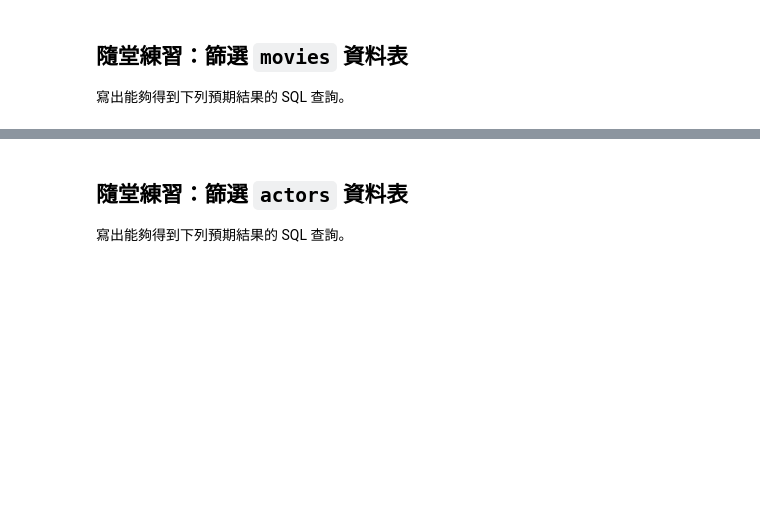
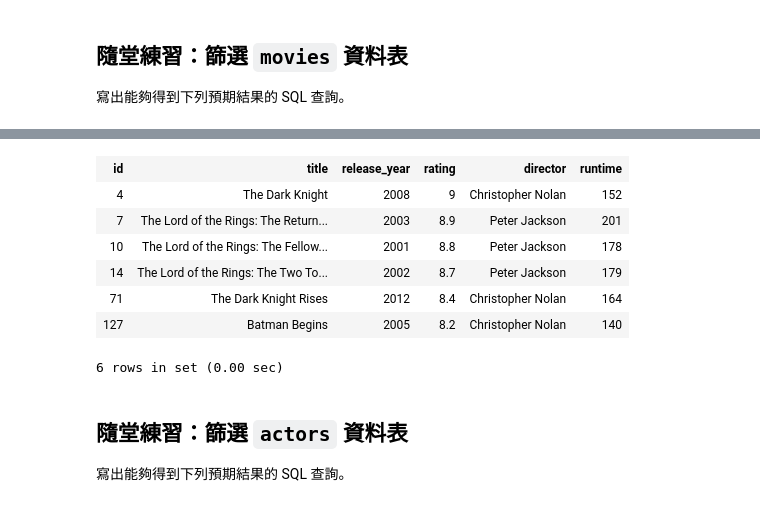
Before and after one commit to datainpoint/classroom-sql-dac-ntu, a Jupyter notebook: day-one.ipynb, the cells around one changed output, grey strips where cells are left out. Drawn from its saved outputs; the diff is of its cells as text; code cells hidden in the pictures; blank space fills up the shorter version.

```diff
--- a/day-one.ipynb
+++ b/day-one.ipynb
@@ -1205,4 +1306,19 @@ SELECT NULL is NULL AS is_null;
 6 rows in set (0.00 sec)
+# %%
+SELECT *
+  FROM movies
+ WHERE title LIKE '%Batman%' OR
+       title LIKE '%Dark Knight%' OR
+       title LIKE '%Lord of the Rings%';
+# %% [output]
+| id | title | release_year | rating | director | runtime |
+| 4 | The Dark Knight | 2008 | 9 | Christopher Nolan | 152 |
+| 7 | The Lord of the Rings: The Return... | 2003 | 8.9 | Peter Jackson | 201 |
+| 10 | The Lord of the Rings: The Fellow... | 2001 | 8.8 | Peter Jackson | 178 |
+| 14 | The Lord of the Rings: The Two To... | 2002 | 8.7 | Peter Jackson | 179 |
+| 71 | The Dark Knight Rises | 2012 | 8.4 | Christopher Nolan | 164 |
+| 127 | Batman Begins | 2005 | 8.2 | Christopher Nolan | 140 |
+6 rows in set (0.00 sec)
 # %% [markdown]
 ## 隨堂練習：篩選 `actors` 資料表
 
```
Also changed, not shown: parts of 19 cells of this notebook, 1 other file.
